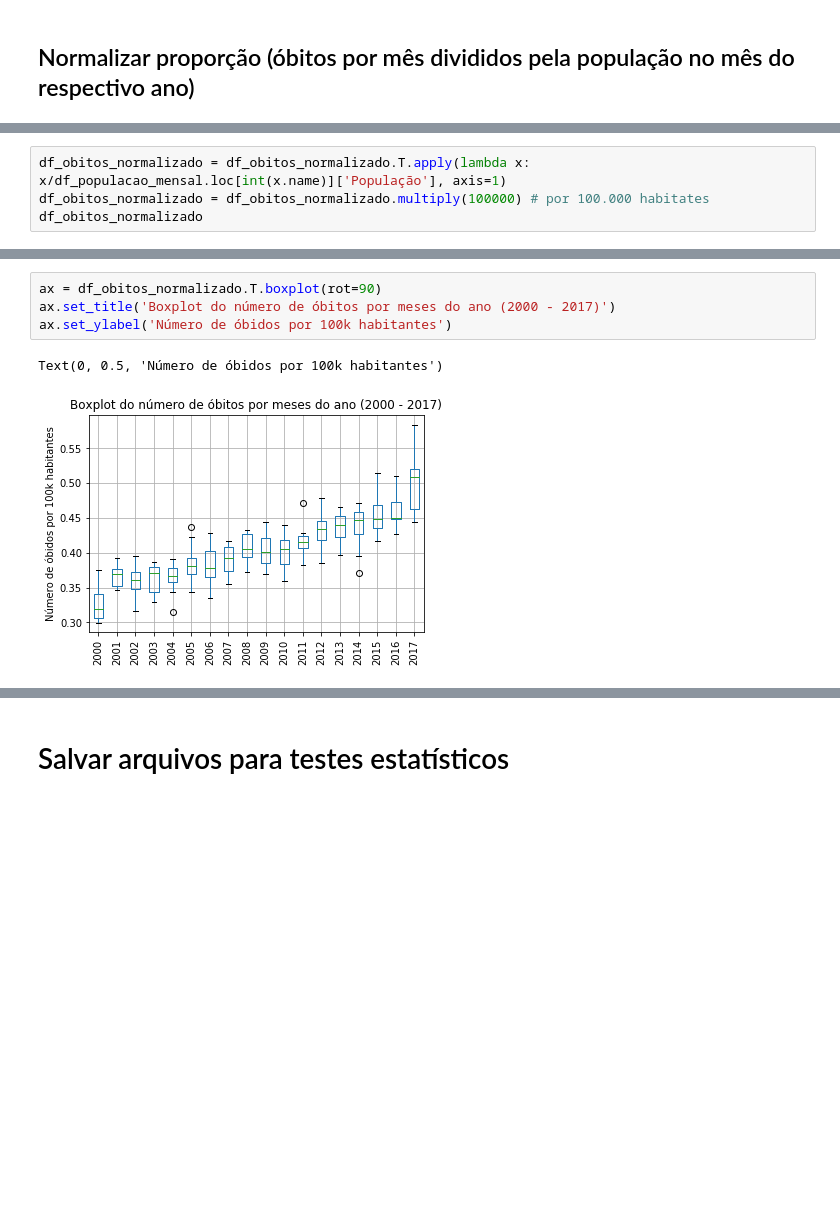
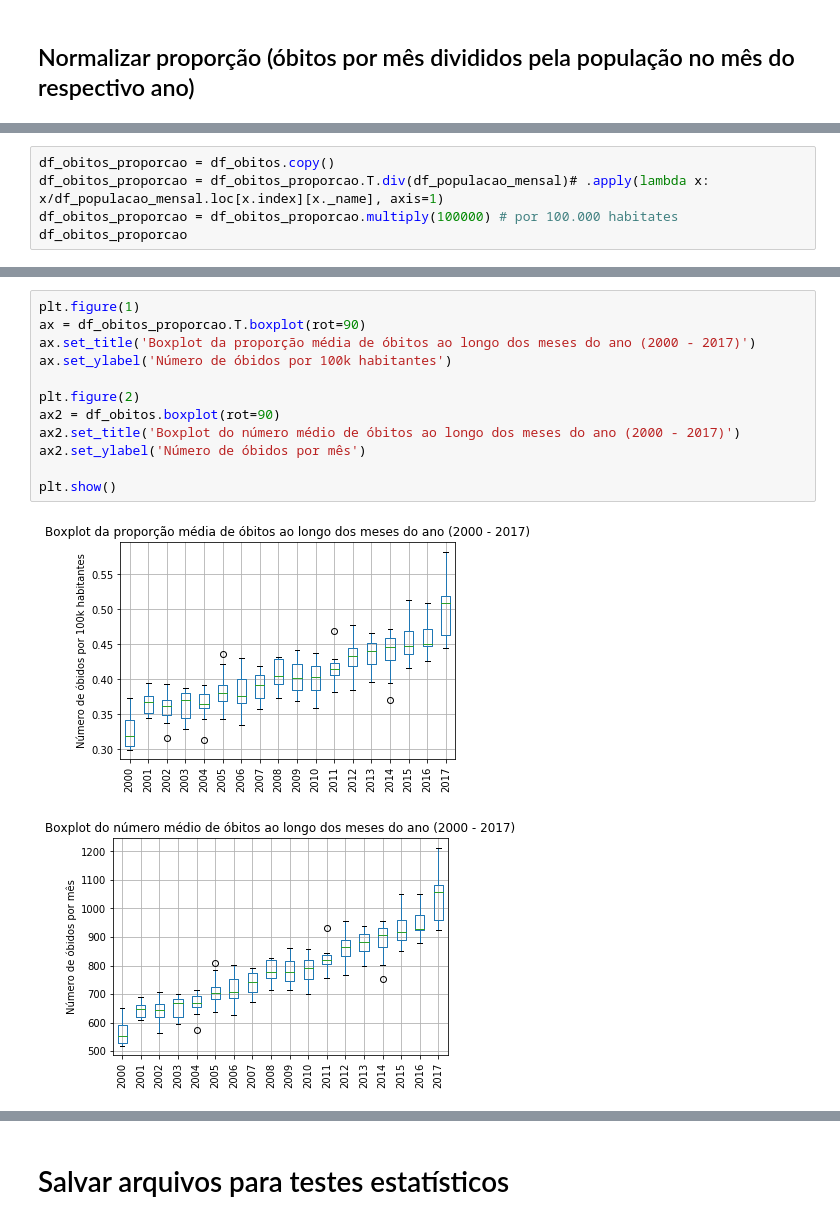
Before and after one commit to jamissonfreitas/IN1119, a Jupyter notebook: analise_mes_ano.ipynb, the cells around one changed output, grey strips where cells are left out. Drawn from its saved outputs; the diff is of its cells as text; blank space fills up the shorter version.

```diff
--- a/analise_mes_ano.ipynb
+++ b/analise_mes_ano.ipynb
@@ -217,6 +223,7 @@ df_obitos_normalizado = df_obitos.copy()
 # %%
-df_obitos_normalizado = df_obitos_normalizado.T.apply(lambda x: x/df_populacao_mensal.loc[int(x.name)]['População'], axis=1)
-df_obitos_normalizado = df_obitos_normalizado.multiply(100000) # por 100.000 habitates
-df_obitos_normalizado
+df_obitos_proporcao = df_obitos.copy()
+df_obitos_proporcao = df_obitos_proporcao.T.div(df_populacao_mensal)# .apply(lambda x: x/df_populacao_mensal.loc[x.index][x._name], axis=1)
+df_obitos_proporcao = df_obitos_proporcao.multiply(100000) # por 100.000 habitates
+df_obitos_proporcao
 # %% [output]
 | Mes | Janeiro | Fevereiro | Março | Abril | Maio | Junho | Julho | Agosto | Setembro | Outubro | Novembro | ... |
@@ -244,10 +251,18 @@ ax.set_ylabel('Número de óbidos por 100k habitantes')
 Text(0, 0.5, 'Número de óbidos por 100k habitantes')
 [figure]
 # %%
-ax = df_obitos_normalizado.T.boxplot(rot=90)
-ax.set_title('Boxplot do número de óbitos por meses do ano (2000 - 2017)')
+plt.figure(1)
+ax = df_obitos_proporcao.T.boxplot(rot=90)
+ax.set_title('Boxplot da proporção média de óbitos ao longo dos meses do ano (2000 - 2017)')
 ax.set_ylabel('Número de óbidos por 100k habitantes')
+
+plt.figure(2)
+ax2 = df_obitos.boxplot(rot=90)
+ax2.set_title('Boxplot do número médio de óbitos ao longo dos meses do ano (2000 - 2017)')
+ax2.set_ylabel('Número de óbidos por mês')
+
+plt.show()
 # %% [output]
-Text(0, 0.5, 'Número de óbidos por 100k habitantes')
-[figure, old version]
+[figure, new version]
+[figure, added]
 # %%
```
Also changed, not shown: parts of 7 cells of this notebook.
